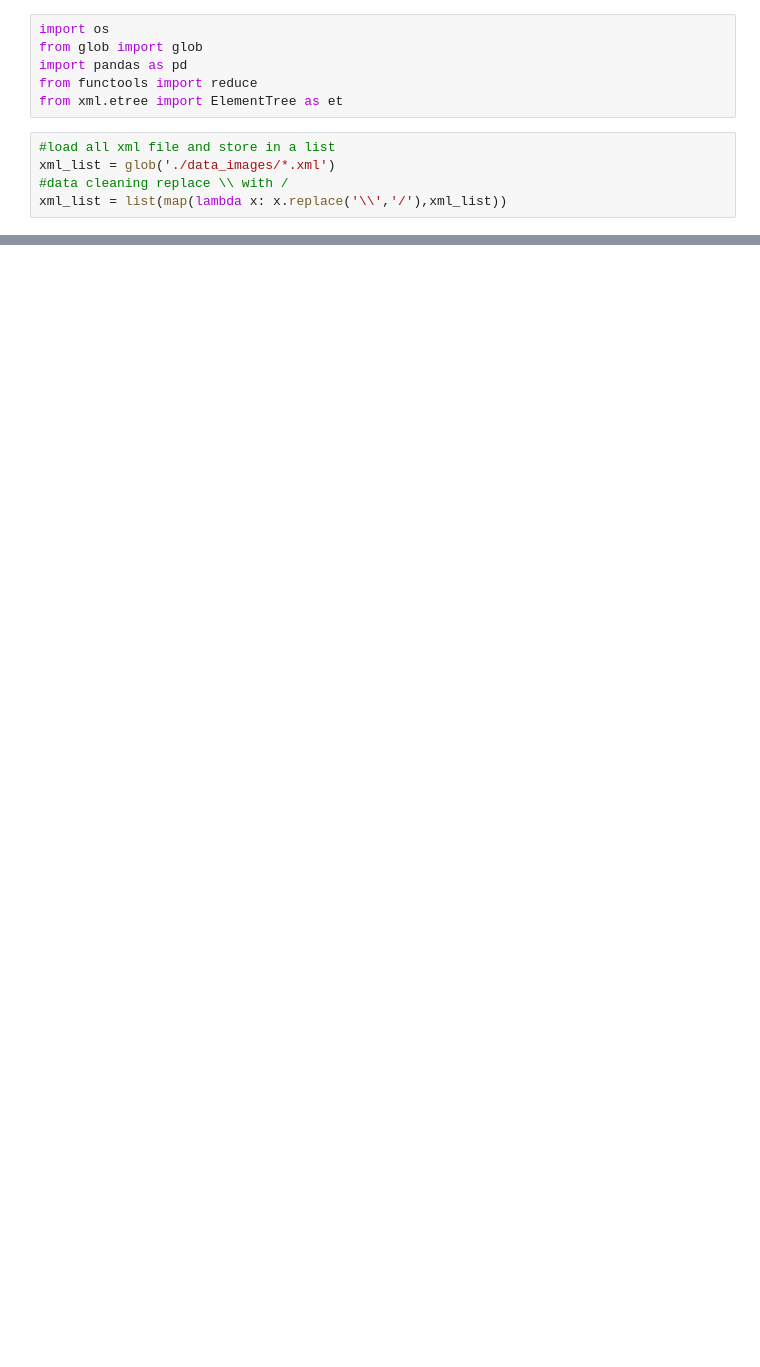
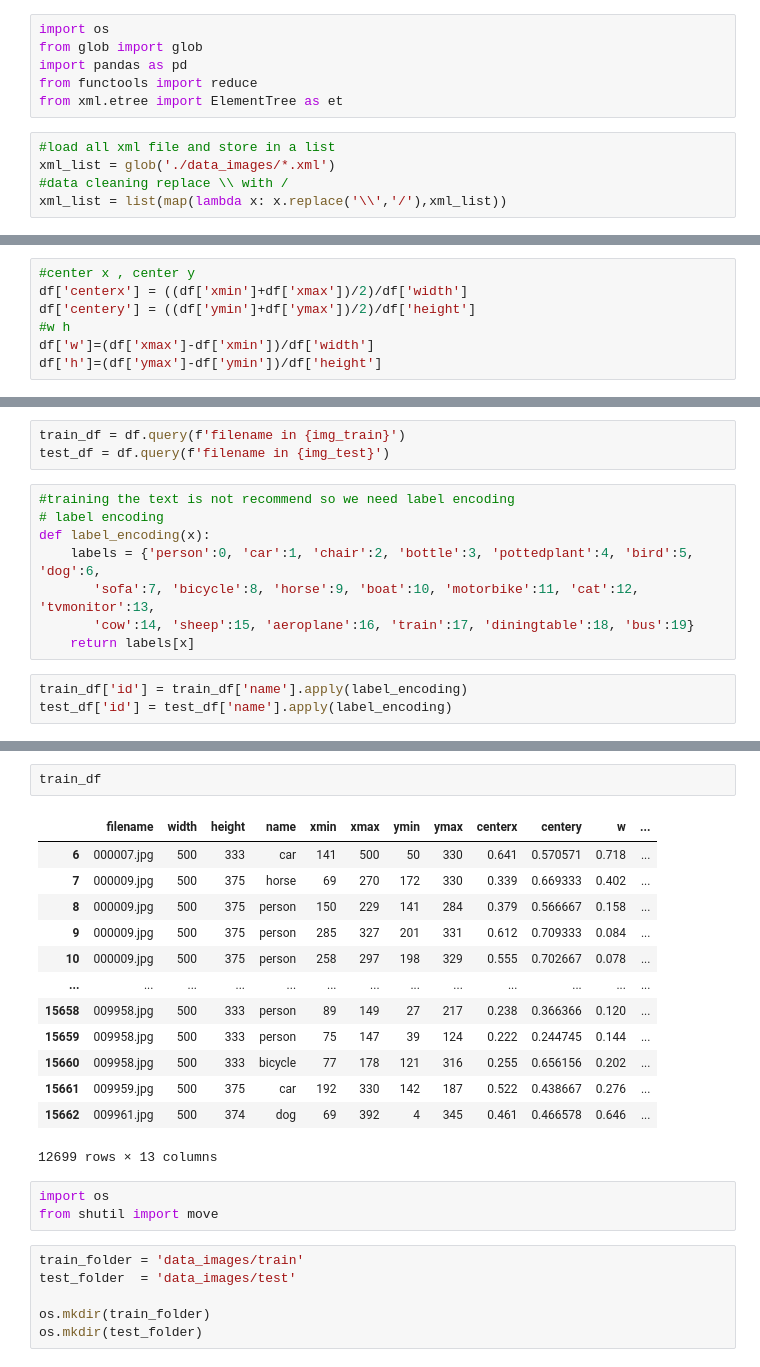
Before and after one commit to LAKIQ/Yolo-Photodetection, a Jupyter notebook: 1_datapreparation/01_extract_object_info_from_xml.ipynb, the cells around one changed output, grey strips where cells are left out. Cells and saved outputs as stored; diff of their text form; blank space fills up the shorter version.

```diff
--- a/1_datapreparation/01_extract_object_info_from_xml.ipynb
+++ b/1_datapreparation/01_extract_object_info_from_xml.ipynb
@@ -44,0 +128,7 @@ TypeError: parse() missing 1 required positional argument: 'source'
+# %%
+#center x , center y
+df['centerx'] = ((df['xmin']+df['xmax'])/2)/df['width']
+df['centery'] = ((df['ymin']+df['ymax'])/2)/df['height']
+#w h
+df['w']=(df['xmax']-df['xmin'])/df['width']
+df['h']=(df['ymax']-df['ymin'])/df['height']
@@ -44,0 +182,14 @@ TypeError: parse() missing 1 required positional argument: 'source'
+# %%
+train_df = df.query(f'filename in {img_train}')
+test_df = df.query(f'filename in {img_test}')
+# %%
+#training the text is not recommend so we need label encoding
+# label encoding
+def label_encoding(x):
+    labels = {'person':0, 'car':1, 'chair':2, 'bottle':3, 'pottedplant':4, 'bird':5, 'dog':6,
+       'sofa':7, 'bicycle':8, 'horse':9, 'boat':10, 'motorbike':11, 'cat':12, 'tvmonitor':13,
+       'cow':14, 'sheep':15, 'aeroplane':16, 'train':17, 'diningtable':18, 'bus':19}
+    return labels[x]
+# %%
+train_df['id'] = train_df['name'].apply(label_encoding)
+test_df['id'] = test_df['name'].apply(label_encoding)
@@ -44,0 +207,25 @@ TypeError: parse() missing 1 required positional argument: 'source'
+# %%
+train_df
+# %% [output]
+|  | filename | width | height | name | xmin | xmax | ymin | ymax | centerx | centery | w | ... |
+| 6 | 000007.jpg | 500 | 333 | car | 141 | 500 | 50 | 330 | 0.641 | 0.570571 | 0.718 | ... |
+| 7 | 000009.jpg | 500 | 375 | horse | 69 | 270 | 172 | 330 | 0.339 | 0.669333 | 0.402 | ... |
+| 8 | 000009.jpg | 500 | 375 | person | 150 | 229 | 141 | 284 | 0.379 | 0.566667 | 0.158 | ... |
+| 9 | 000009.jpg | 500 | 375 | person | 285 | 327 | 201 | 331 | 0.612 | 0.709333 | 0.084 | ... |
+| 10 | 000009.jpg | 500 | 375 | person | 258 | 297 | 198 | 329 | 0.555 | 0.702667 | 0.078 | ... |
+| ... | ... | ... | ... | ... | ... | ... | ... | ... | ... | ... | ... | ... |
+| 15658 | 009958.jpg | 500 | 333 | person | 89 | 149 | 27 | 217 | 0.238 | 0.366366 | 0.120 | ... |
+| 15659 | 009958.jpg | 500 | 333 | person | 75 | 147 | 39 | 124 | 0.222 | 0.244745 | 0.144 | ... |
+| 15660 | 009958.jpg | 500 | 333 | bicycle | 77 | 178 | 121 | 316 | 0.255 | 0.656156 | 0.202 | ... |
+| 15661 | 009959.jpg | 500 | 375 | car | 192 | 330 | 142 | 187 | 0.522 | 0.438667 | 0.276 | ... |
+| 15662 | 009961.jpg | 500 | 374 | dog | 69 | 392 | 4 | 345 | 0.461 | 0.466578 | 0.646 | ... |
+12699 rows × 13 columns
+# %%
+import os
+from shutil import move
+# %%
+train_folder = 'data_images/train'
+test_folder  = 'data_images/test'
+
+os.mkdir(train_folder)
+os.mkdir(test_folder)
```
Also changed, not shown: parts of 20 cells of this notebook.
